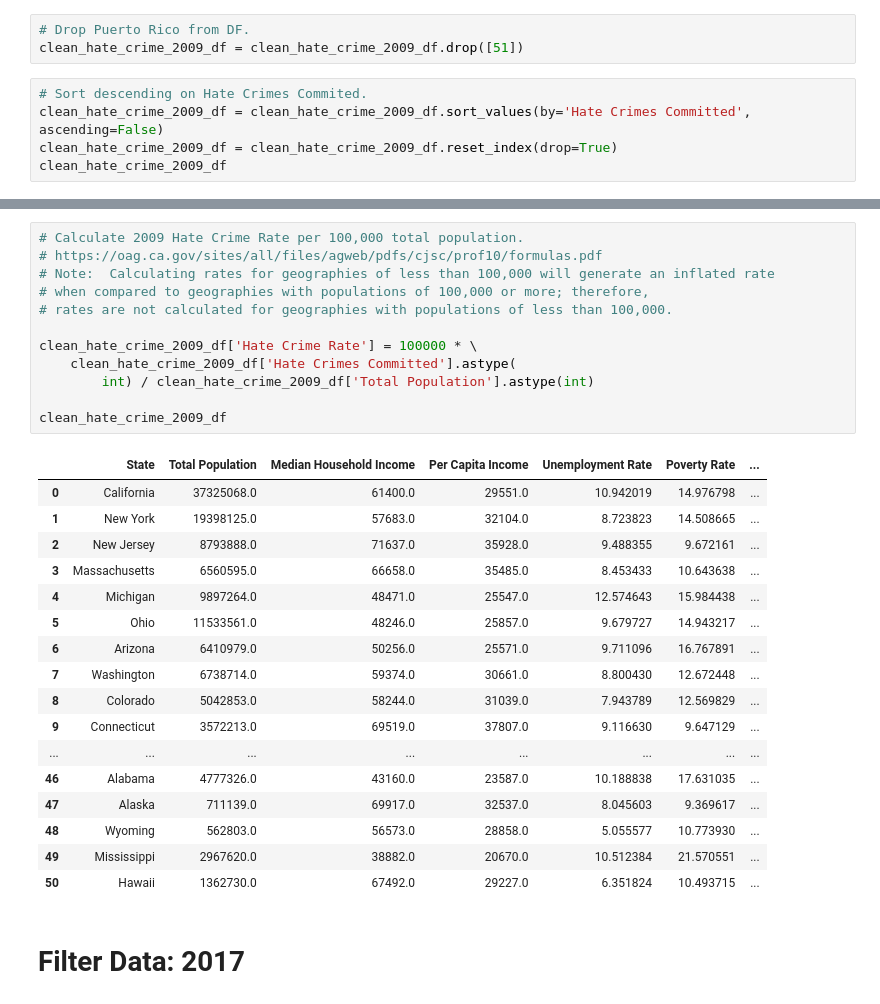
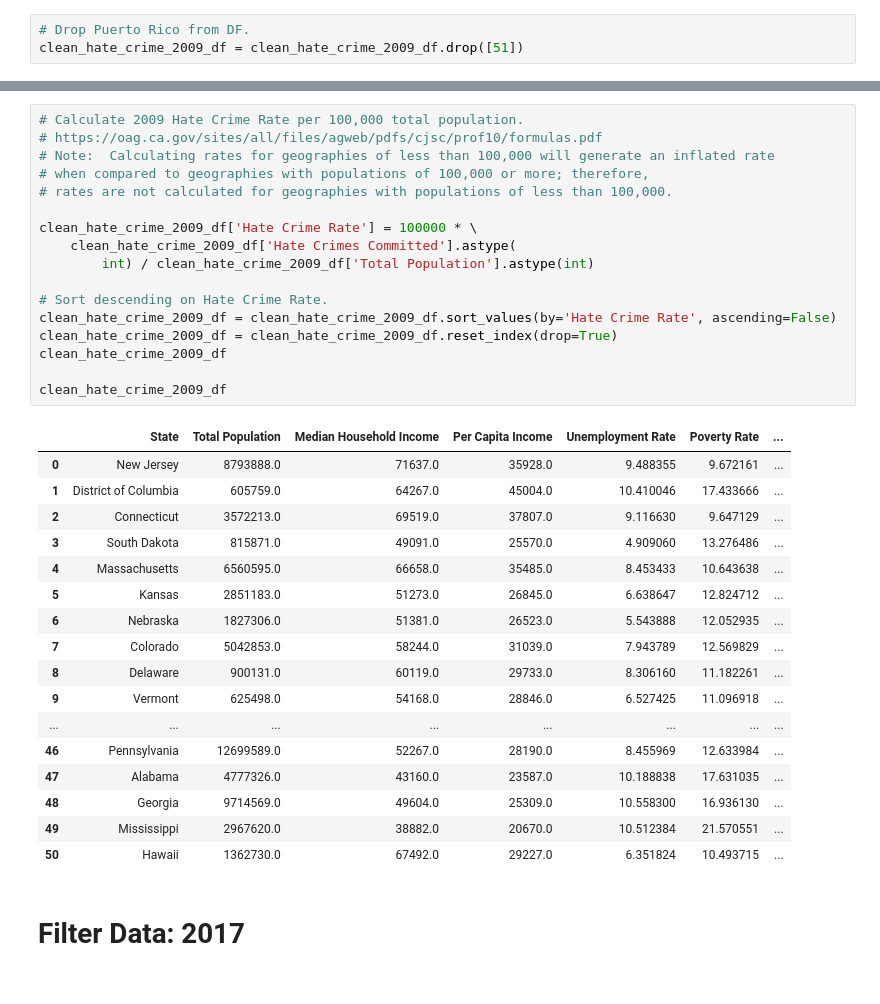
Before and after one commit to ZGrinacoff/Eight-Years-Later, a Jupyter notebook: hate_crime.ipynb, the cells around one changed output, grey strips where cells are left out. Drawn from its saved outputs; the diff is of its cells as text.

Commit message:
Sorted on Hate Crime Rate

```diff
--- a/hate_crime.ipynb
+++ b/hate_crime.ipynb
@@ -136,8 +136,3 @@ clean_hate_crime_2009_df = clean_hate_crime_2009_df.fillna(value=values)
 # %%
 # Drop Puerto Rico from DF.
 clean_hate_crime_2009_df = clean_hate_crime_2009_df.drop([51])
-# %%
-# Sort descending on Hate Crimes Commited.
-clean_hate_crime_2009_df = clean_hate_crime_2009_df.sort_values(by='Hate Crimes Committed', ascending=False)
-clean_hate_crime_2009_df = clean_hate_crime_2009_df.reset_index(drop=True)
-clean_hate_crime_2009_df
@@ -162,31 +139,36 @@ clean_hate_crime_2009_df
 # %%
 # Calculate 2009 Hate Crime Rate per 100,000 total population.
 # https://oag.ca.gov/sites/all/files/agweb/pdfs/cjsc/prof10/formulas.pdf
 # Note:	 Calculating rates for geographies of less than 100,000 will generate an inflated rate
 # when compared to geographies with populations of 100,000 or more; therefore,
 # rates are not calculated for geographies with populations of less than 100,000.
 
 clean_hate_crime_2009_df['Hate Crime Rate'] = 100000 * \
     clean_hate_crime_2009_df['Hate Crimes Committed'].astype(
         int) / clean_hate_crime_2009_df['Total Population'].astype(int)
 
+# Sort descending on Hate Crime Rate.
+clean_hate_crime_2009_df = clean_hate_crime_2009_df.sort_values(by='Hate Crime Rate', ascending=False)
+clean_hate_crime_2009_df = clean_hate_crime_2009_df.reset_index(drop=True)
 clean_hate_crime_2009_df
+
+clean_hate_crime_2009_df
 # %% [output]
 |  | State | Total Population | Median Household Income | Per Capita Income | Unemployment Rate | Poverty Rate | ... |
-| 0 | California | 37325068.0 | 61400.0 | 29551.0 | 10.942019 | 14.976798 | ... |
-| 1 | New York | 19398125.0 | 57683.0 | 32104.0 | 8.723823 | 14.508665 | ... |
-| 2 | New Jersey | 8793888.0 | 71637.0 | 35928.0 | 9.488355 | 9.672161 | ... |
-| 3 | Massachusetts | 6560595.0 | 66658.0 | 35485.0 | 8.453433 | 10.643638 | ... |
-| 4 | Michigan | 9897264.0 | 48471.0 | 25547.0 | 12.574643 | 15.984438 | ... |
-| 5 | Ohio | 11533561.0 | 48246.0 | 25857.0 | 9.679727 | 14.943217 | ... |
-| 6 | Arizona | 6410979.0 | 50256.0 | 25571.0 | 9.711096 | 16.767891 | ... |
-| 7 | Washington | 6738714.0 | 59374.0 | 30661.0 | 8.800430 | 12.672448 | ... |
-| 8 | Colorado | 5042853.0 | 58244.0 | 31039.0 | 7.943789 | 12.569829 | ... |
-| 9 | Connecticut | 3572213.0 | 69519.0 | 37807.0 | 9.116630 | 9.647129 | ... |
+| 0 | New Jersey | 8793888.0 | 71637.0 | 35928.0 | 9.488355 | 9.672161 | ... |
+| 1 | District of Columbia | 605759.0 | 64267.0 | 45004.0 | 10.410046 | 17.433666 | ... |
+| 2 | Connecticut | 3572213.0 | 69519.0 | 37807.0 | 9.116630 | 9.647129 | ... |
+| 3 | South Dakota | 815871.0 | 49091.0 | 25570.0 | 4.909060 | 13.276486 | ... |
+| 4 | Massachusetts | 6560595.0 | 66658.0 | 35485.0 | 8.453433 | 10.643638 | ... |
+| 5 | Kansas | 2851183.0 | 51273.0 | 26845.0 | 6.638647 | 12.824712 | ... |
+| 6 | Nebraska | 1827306.0 | 51381.0 | 26523.0 | 5.543888 | 12.052935 | ... |
+| 7 | Colorado | 5042853.0 | 58244.0 | 31039.0 | 7.943789 | 12.569829 | ... |
+| 8 | Delaware | 900131.0 | 60119.0 | 29733.0 | 8.306160 | 11.182261 | ... |
+| 9 | Vermont | 625498.0 | 54168.0 | 28846.0 | 6.527425 | 11.096918 | ... |
 | ... | ... | ... | ... | ... | ... | ... | ... |
-| 46 | Alabama | 4777326.0 | 43160.0 | 23587.0 | 10.188838 | 17.631035 | ... |
-| 47 | Alaska | 711139.0 | 69917.0 | 32537.0 | 8.045603 | 9.369617 | ... |
-| 48 | Wyoming | 562803.0 | 56573.0 | 28858.0 | 5.055577 | 10.773930 | ... |
+| 46 | Pennsylvania | 12699589.0 | 52267.0 | 28190.0 | 8.455969 | 12.633984 | ... |
+| 47 | Alabama | 4777326.0 | 43160.0 | 23587.0 | 10.188838 | 17.631035 | ... |
+| 48 | Georgia | 9714569.0 | 49604.0 | 25309.0 | 10.558300 | 16.936130 | ... |
 | 49 | Mississippi | 2967620.0 | 38882.0 | 20670.0 | 10.512384 | 21.570551 | ... |
 | 50 | Hawaii | 1362730.0 | 67492.0 | 29227.0 | 6.351824 | 10.493715 | ... |
 # %% [markdown]
```
Also changed, not shown: parts of 3 cells of this notebook.
